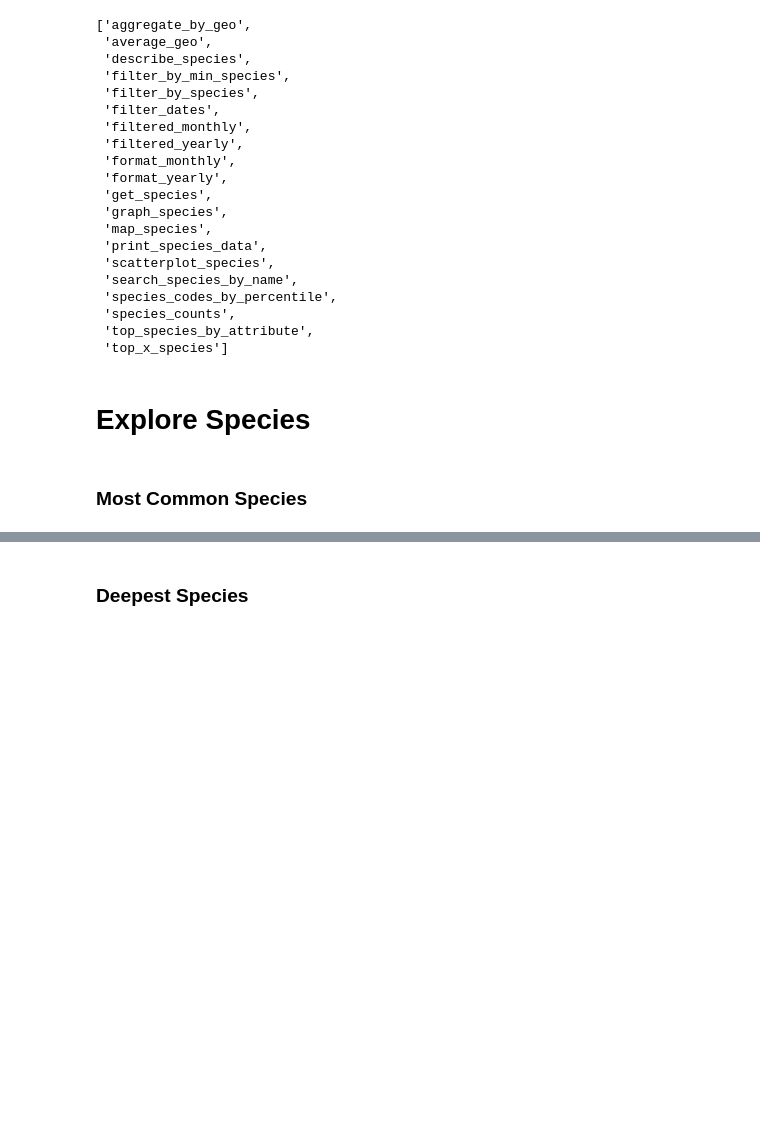
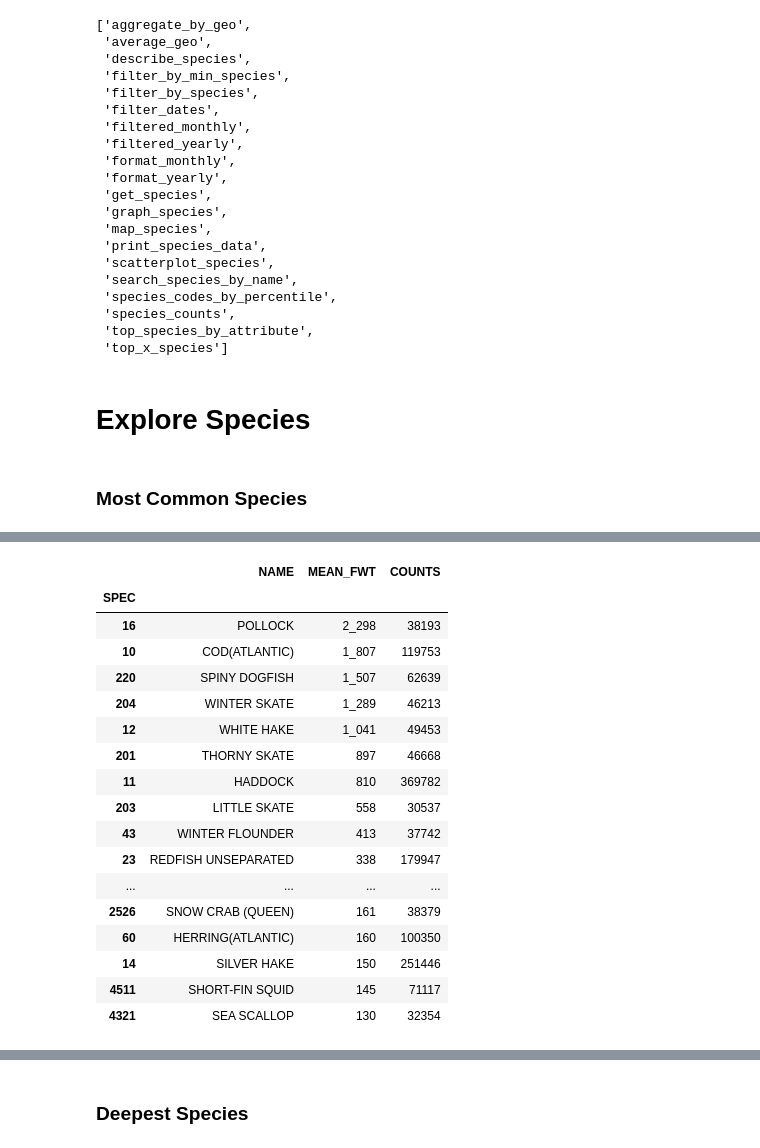
Before and after one commit to KevinCarr42/Maritimes-Research-Vessel-Surveys, a Jupyter notebook: Notebook5_EDA.ipynb, the cells around one changed output, grey strips where cells are left out. Cells and saved outputs as stored; diff of their text form; code cells hidden in the pictures; blank space fills up the shorter version.

```diff
--- a/Notebook5_EDA.ipynb
+++ b/Notebook5_EDA.ipynb
@@ -74,0 +132,22 @@ list_of_imported_functions
+# %%
+# top 20 sorted by weight
+rv.top_species_by_attribute(top_20_df, attribute='FWT', how_many=20)
+# %% [output]
+|  | NAME | MEAN_FWT | COUNTS |
+| SPEC |  |  |  |
+| 16 | POLLOCK | 2_298 | 38193 |
+| 10 | COD(ATLANTIC) | 1_807 | 119753 |
+| 220 | SPINY DOGFISH | 1_507 | 62639 |
+| 204 | WINTER SKATE | 1_289 | 46213 |
+| 12 | WHITE HAKE | 1_041 | 49453 |
+| 201 | THORNY SKATE | 897 | 46668 |
+| 11 | HADDOCK | 810 | 369782 |
+| 203 | LITTLE SKATE | 558 | 30537 |
+| 43 | WINTER FLOUNDER | 413 | 37742 |
+| 23 | REDFISH UNSEPARATED | 338 | 179947 |
+| ... | ... | ... | ... |
+| 2526 | SNOW CRAB (QUEEN) | 161 | 38379 |
+| 60 | HERRING(ATLANTIC) | 160 | 100350 |
+| 14 | SILVER HAKE | 150 | 251446 |
+| 4511 | SHORT-FIN SQUID | 145 | 71117 |
+| 4321 | SEA SCALLOP | 130 | 32354 |
```
Also changed, not shown: parts of 31 cells of this notebook, 1 other file.
